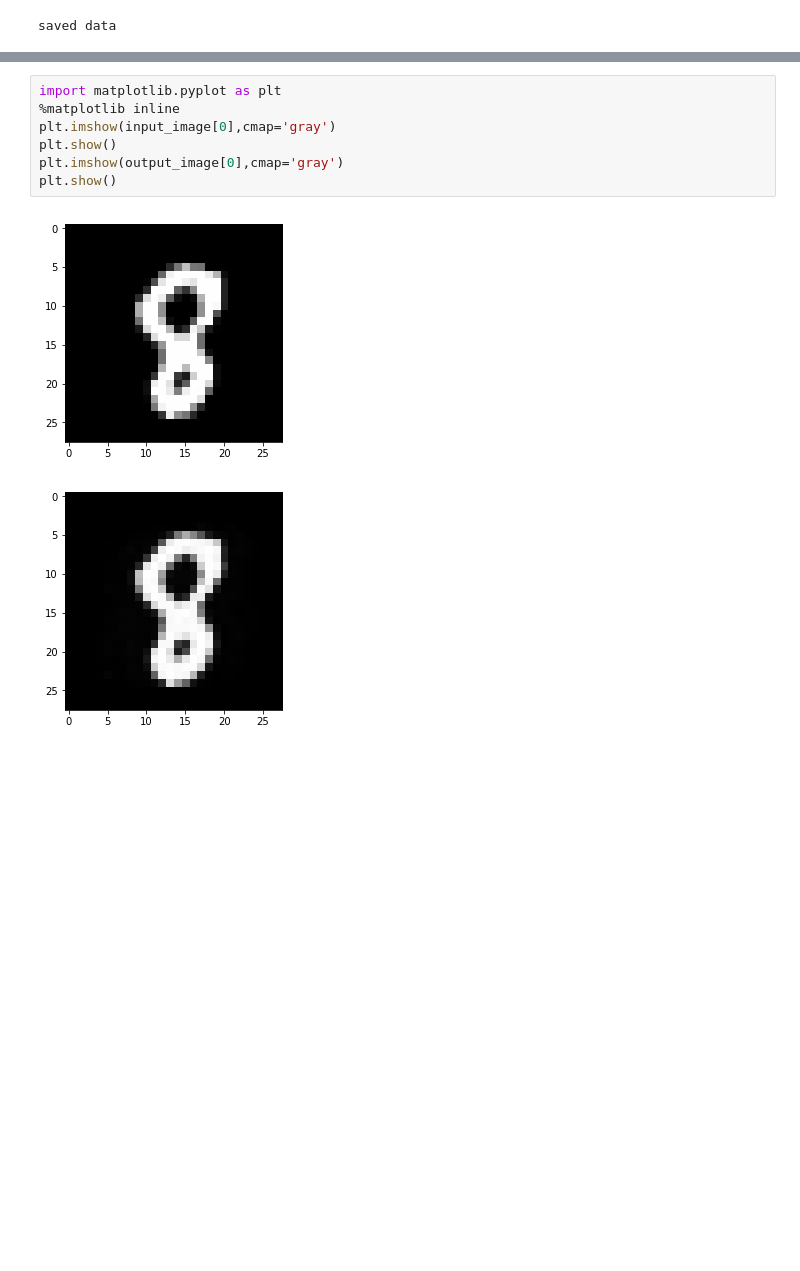
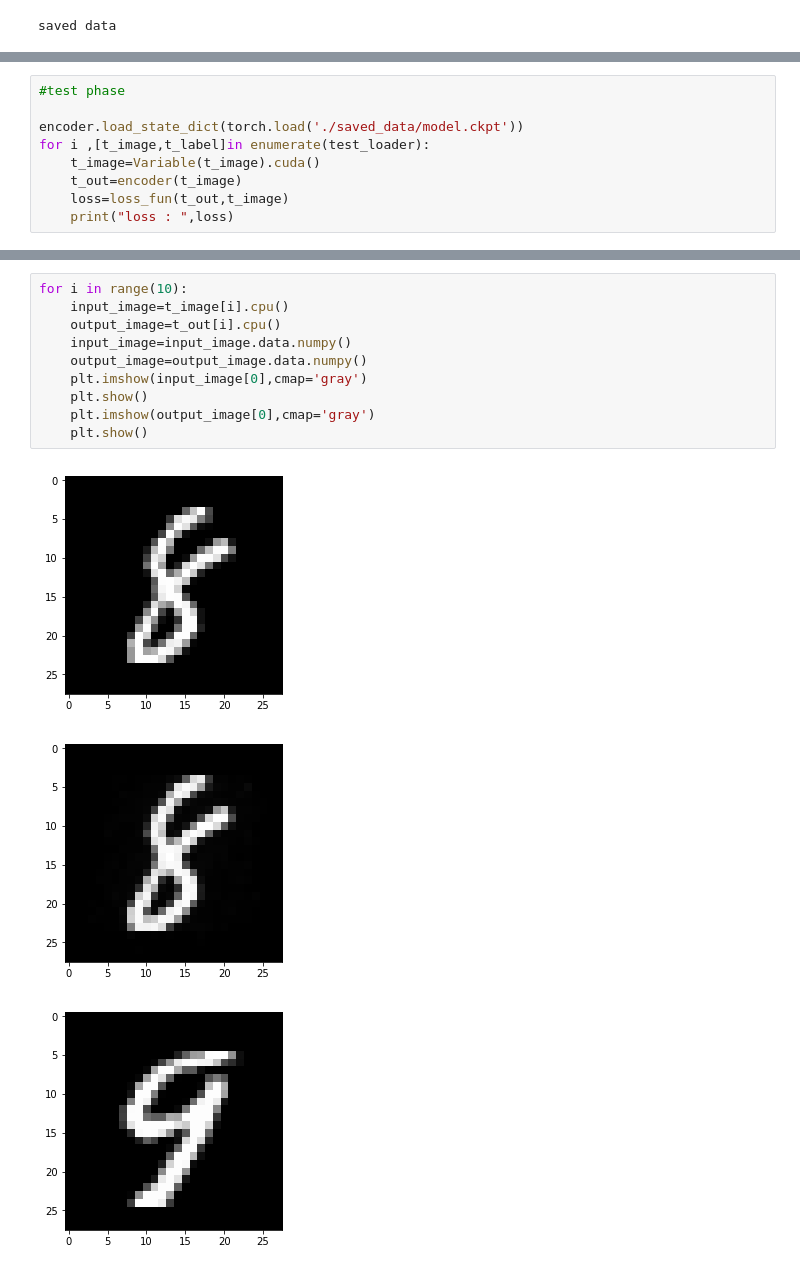
Before and after one commit to HooSeungNa/pytorch, a Jupyter notebook: autoencoder/simple_autoencoder.ipynb, the cells around one changed output, grey strips where cells are left out. Saved outputs shown, nothing was run; the diff lists cells and outputs as text; blank space fills up the shorter version.

Commit message:
auto encoder
auto encoder

```diff
--- a/autoencoder/simple_autoencoder.ipynb
+++ b/autoencoder/simple_autoencoder.ipynb
@@ -110,0 +116,9 @@ output_image=output_image.data.numpy()
+# %%
+#test phase
+
+encoder.load_state_dict(torch.load('./saved_data/model.ckpt'))
+for i ,[t_image,t_label]in enumerate(test_loader):
+    t_image=Variable(t_image).cuda()
+    t_out=encoder(t_image)
+    loss=loss_fun(t_out,t_image)
+    print("loss : ",loss)
@@ -115,10 +147,14 @@ print(input_image.shape)
 # %%
-import matplotlib.pyplot as plt
-%matplotlib inline
-plt.imshow(input_image[0],cmap='gray')
-plt.show()
-plt.imshow(output_image[0],cmap='gray')
-plt.show()
+for i in range(10):
+    input_image=t_image[i].cpu()
+    output_image=t_out[i].cpu()
+    input_image=input_image.data.numpy()
+    output_image=output_image.data.numpy()
+    plt.imshow(input_image[0],cmap='gray')
+    plt.show()
+    plt.imshow(output_image[0],cmap='gray')
+    plt.show()
 # %% [output]
-[figure, old version]
+[figure, new version]
-[figure, old version]
+[figure, new version]
+[figure, added]
```
Also changed, not shown: parts of 8 cells of this notebook, 7 other files.
